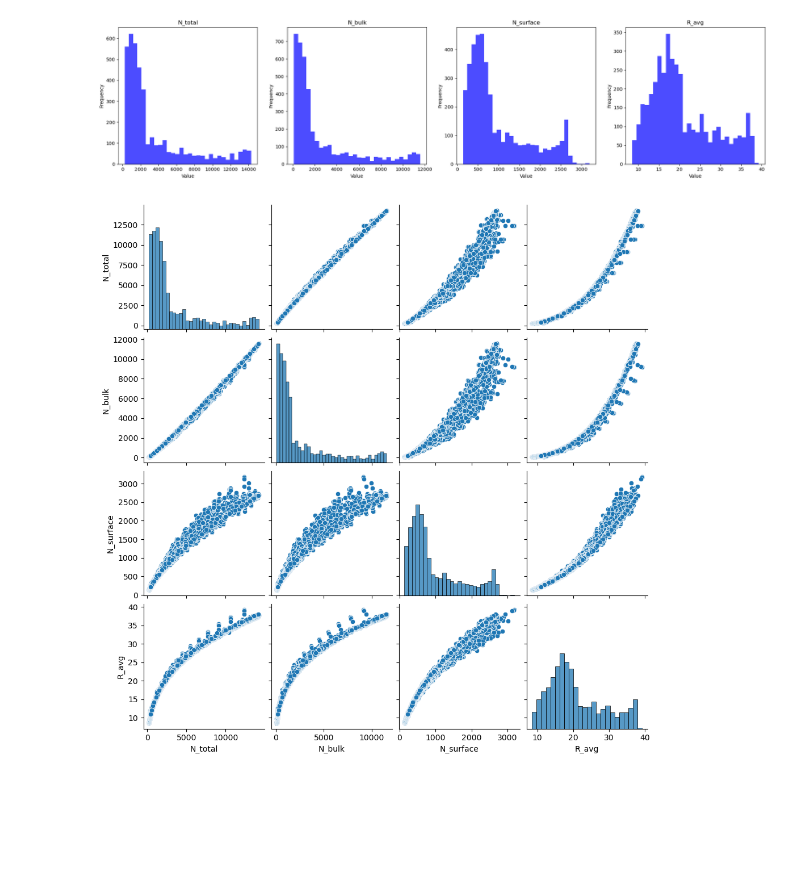
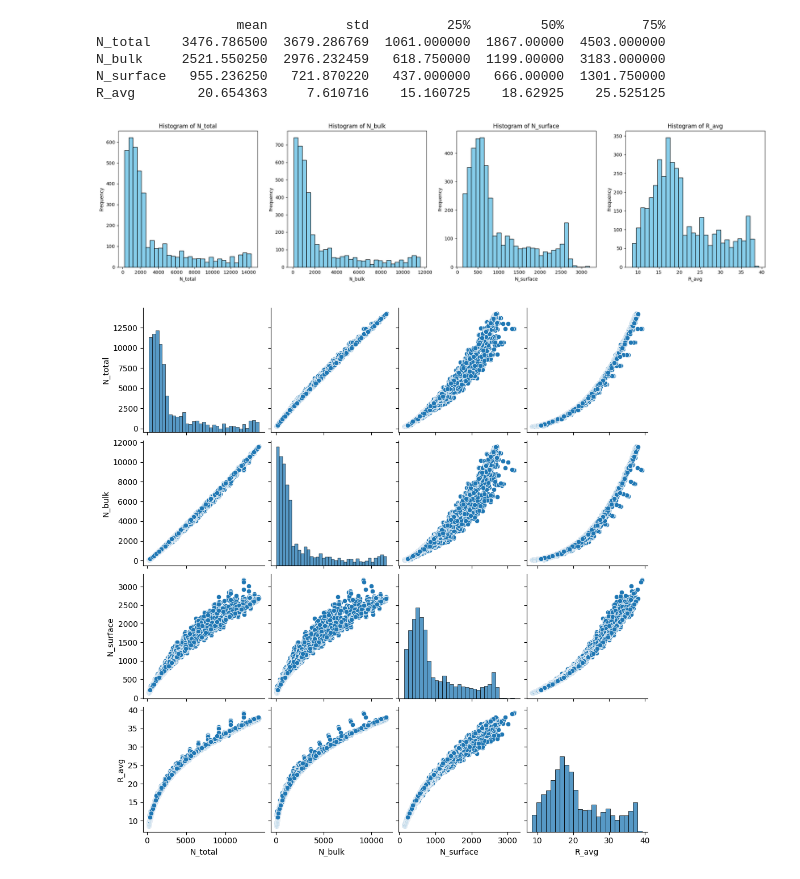
Before and after one commit to sachidumaleesha/Deep-Learning, a Jupyter notebook: Lab-01/Lab01_Task02.ipynb, the cells around one changed output. Saved outputs shown, nothing was run; the diff lists cells and outputs as text; code cells hidden in the pictures; blank space fills up the shorter version.

```diff
--- a/Lab-01/Lab01_Task02.ipynb
+++ b/Lab-01/Lab01_Task02.ipynb
@@ -56,0 +1,13 @@ Quartiles:
+# %%
+import pandas as pd
+import seaborn as sns
+import matplotlib.pyplot as plt
+
+df = pd.read_csv('Au_nanoparticle_dataset.csv')  # Modify the path as needed
+
+#Create a new dataframe by filtering the specified columns
+features = ['N_total', 'N_bulk', 'N_surface', 'R_avg']
+data = df[features]
+
+#Display the first 20 samples of this dataframe
+print(data.head(20))
@@ -57,22 +32,38 @@ Quartiles:
+# %%
+#Calculate the mean, standard deviation, and quartile values for each feature
+statistics = data.describe().T
+statistics['mean'] = data.mean()
+statistics['std'] = data.std()
+statistics['25%'] = data.quantile(0.25)
+statistics['50%'] = data.quantile(0.50)
+statistics['75%'] = data.quantile(0.75)
+print(statistics[['mean', 'std', '25%', '50%', '75%']])
+# %% [output]
+                  mean          std          25%         50%          75%
+N_total    3476.786500  3679.286769  1061.000000  1867.00000  4503.000000
+N_bulk     2521.550250  2976.232459   618.750000  1199.00000  3183.000000
+N_surface   955.236250   721.870220   437.000000   666.00000  1301.750000
+R_avg        20.654363     7.610716    15.160725    18.62925    25.525125
 # %%
-# Plot histograms
+
+#Plot the histogram of each feature in a 1x4 layout
 fig, axs = plt.subplots(1, 4, figsize=(20, 5))
-features = ['N_total', 'N_bulk', 'N_surface', 'R_avg']
 
-for i, feature in enumerate(features):
-    axs[i].hist(new_df[feature], bins=30, alpha=0.7, color='blue')
-    axs[i].set_title(feature)
-    axs[i].set_xlabel('Value')
+for i, feature in enumerate(data.columns):
+    axs[i].hist(data[feature], bins=30, color='skyblue', edgecolor='black')
+    axs[i].set_title(f'Histogram of {feature}')
+    axs[i].set_xlabel(feature)
     axs[i].set_ylabel('Frequency')
 
 plt.tight_layout()
 plt.show()
 # %% [output]
-[figure, old version]
+[figure, new version]
 # %%
-# Create the pair plot
-sns.pairplot(new_df)
+
+#Visualize the scatter plots and histograms using pairplot
+sns.pairplot(data)
 plt.show()
 # %% [output]
-[figure, old version]
+[figure, new version]
 # %%
```
Also changed, not shown: parts of 7 cells of this notebook.
